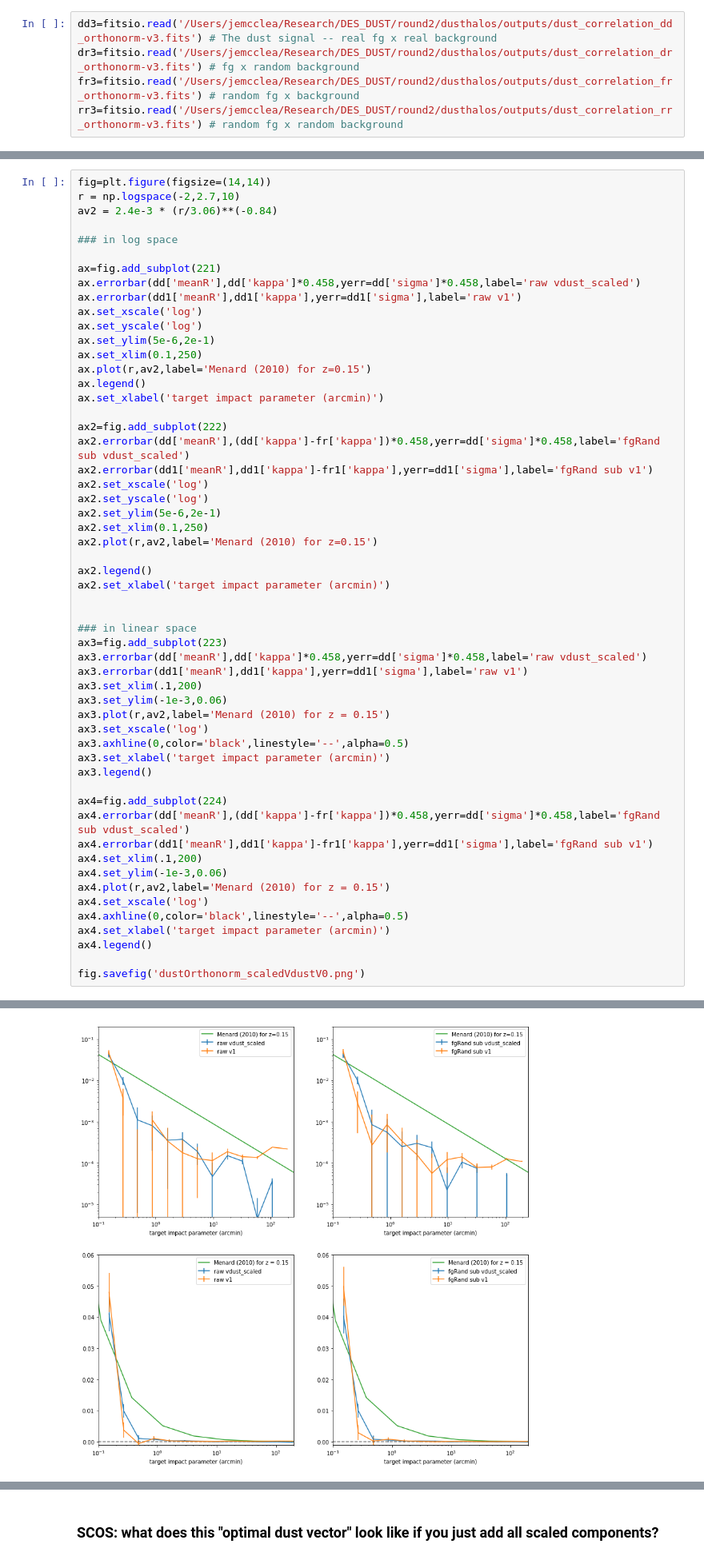
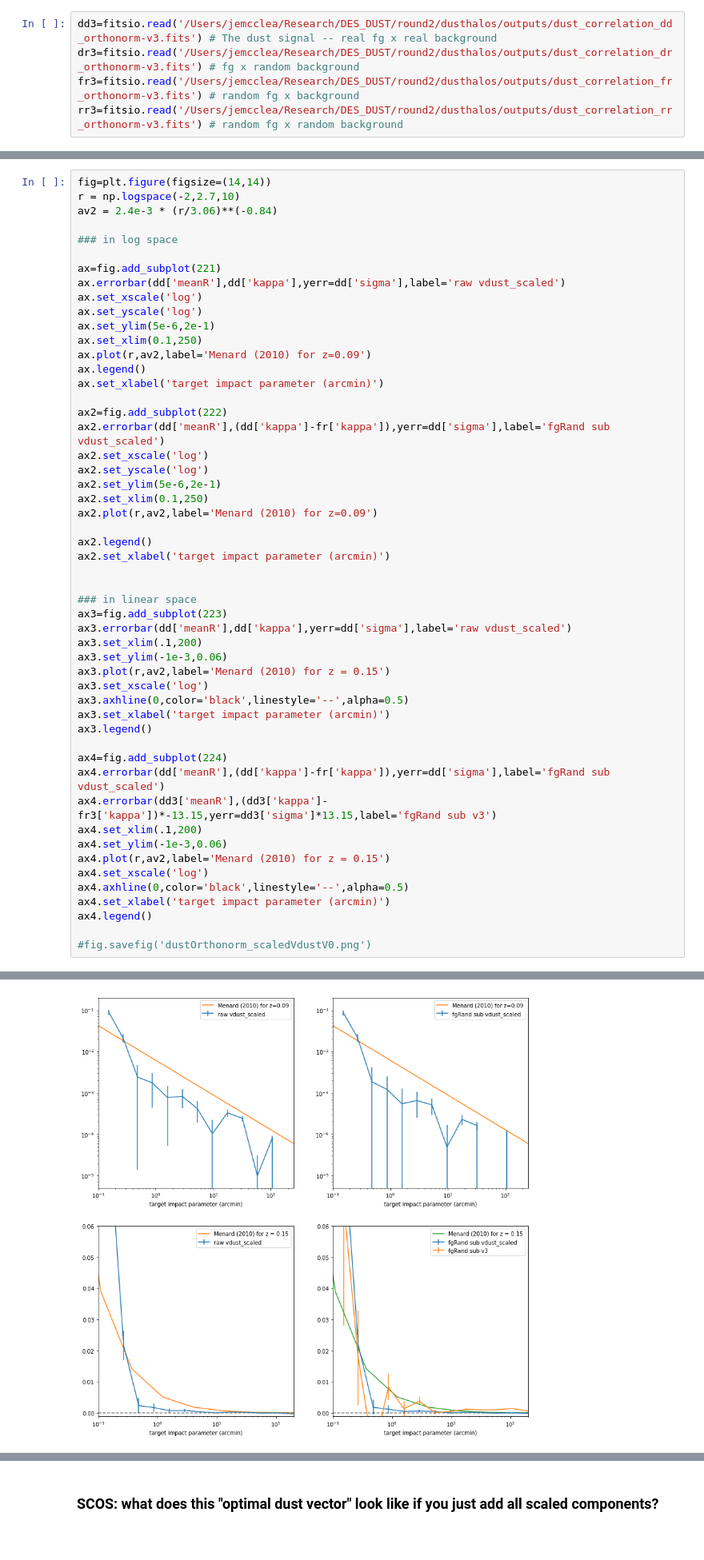
Before and after one commit to mcclearyj/dusthalos, a Jupyter notebook: make-correlation-plots.ipynb, the cells around one changed output, grey strips where cells are left out. Shown at 80% size. Drawn from its saved outputs; the diff is of its cells as text.

```diff
--- a/make-correlation-plots.ipynb
+++ b/make-correlation-plots.ipynb
@@ -277,24 +354,22 @@ av2 = 2.4e-3 * (r/3.06)**(-0.84)
 ### in log space
 
 ax=fig.add_subplot(221)
-ax.errorbar(dd['meanR'],dd['kappa']*0.458,yerr=dd['sigma']*0.458,label='raw vdust_scaled')
-ax.errorbar(dd1['meanR'],dd1['kappa'],yerr=dd1['sigma'],label='raw v1')
+ax.errorbar(dd['meanR'],dd['kappa'],yerr=dd['sigma'],label='raw vdust_scaled')
 ax.set_xscale('log')
 ax.set_yscale('log')
 ax.set_ylim(5e-6,2e-1)
 ax.set_xlim(0.1,250)
-ax.plot(r,av2,label='Menard (2010) for z=0.15')
+ax.plot(r,av2,label='Menard (2010) for z=0.09')
 ax.legend()
 ax.set_xlabel('target impact parameter (arcmin)')
 
 ax2=fig.add_subplot(222)
-ax2.errorbar(dd['meanR'],(dd['kappa']-fr['kappa'])*0.458,yerr=dd['sigma']*0.458,label='fgRand sub vdust_scaled')
-ax2.errorbar(dd1['meanR'],dd1['kappa']-fr1['kappa'],yerr=dd1['sigma'],label='fgRand sub v1')
+ax2.errorbar(dd['meanR'],(dd['kappa']-fr['kappa']),yerr=dd['sigma'],label='fgRand sub vdust_scaled')
 ax2.set_xscale('log')
 ax2.set_yscale('log')
 ax2.set_ylim(5e-6,2e-1)
 ax2.set_xlim(0.1,250)
-ax2.plot(r,av2,label='Menard (2010) for z=0.15')
+ax2.plot(r,av2,label='Menard (2010) for z=0.09')
 
 ax2.legend()
 ax2.set_xlabel('target impact parameter (arcmin)')
@@ -302,8 +377,7 @@ ax2.set_xlabel('target impact parameter (arcmin)')
 
 ### in linear space
 ax3=fig.add_subplot(223)
-ax3.errorbar(dd['meanR'],dd['kappa']*0.458,yerr=dd['sigma']*0.458,label='raw vdust_scaled')
-ax3.errorbar(dd1['meanR'],dd1['kappa'],yerr=dd1['sigma'],label='raw v1')
+ax3.errorbar(dd['meanR'],dd['kappa'],yerr=dd['sigma'],label='raw vdust_scaled')
 ax3.set_xlim(.1,200)
 ax3.set_ylim(-1e-3,0.06)
 ax3.plot(r,av2,label='Menard (2010) for z = 0.15')
@@ -313,8 +387,8 @@ ax3.set_xlabel('target impact parameter (arcmin)')
 ax3.legend()
 
 ax4=fig.add_subplot(224)
-ax4.errorbar(dd['meanR'],(dd['kappa']-fr['kappa'])*0.458,yerr=dd['sigma']*0.458,label='fgRand sub vdust_scaled')
-ax4.errorbar(dd1['meanR'],dd1['kappa']-fr1['kappa'],yerr=dd1['sigma'],label='fgRand sub v1')
+ax4.errorbar(dd['meanR'],(dd['kappa']-fr['kappa']),yerr=dd['sigma'],label='fgRand sub vdust_scaled')
+ax4.errorbar(dd3['meanR'],(dd3['kappa']-fr3['kappa'])*-13.15,yerr=dd3['sigma']*13.15,label='fgRand sub v3')
 ax4.set_xlim(.1,200)
 ax4.set_ylim(-1e-3,0.06)
 ax4.plot(r,av2,label='Menard (2010) for z = 0.15')
@@ -323,5 +397,5 @@ ax4.axhline(0,color='black',linestyle='--',alpha=0.5)
 ax4.set_xlabel('target impact parameter (arcmin)')
 ax4.legend()
 
-fig.savefig('dustOrthonorm_scaledVdustV0.png')
+#fig.savefig('dustOrthonorm_scaledVdustV0.png')
 # %% [output]
@@ -328 +403 @@ fig.savefig('dustOrthonorm_scaledVdustV0.png')
-[figure, old version]
+[figure, new version]
```
Also changed, not shown: parts of 10 cells of this notebook, 4 other files.
